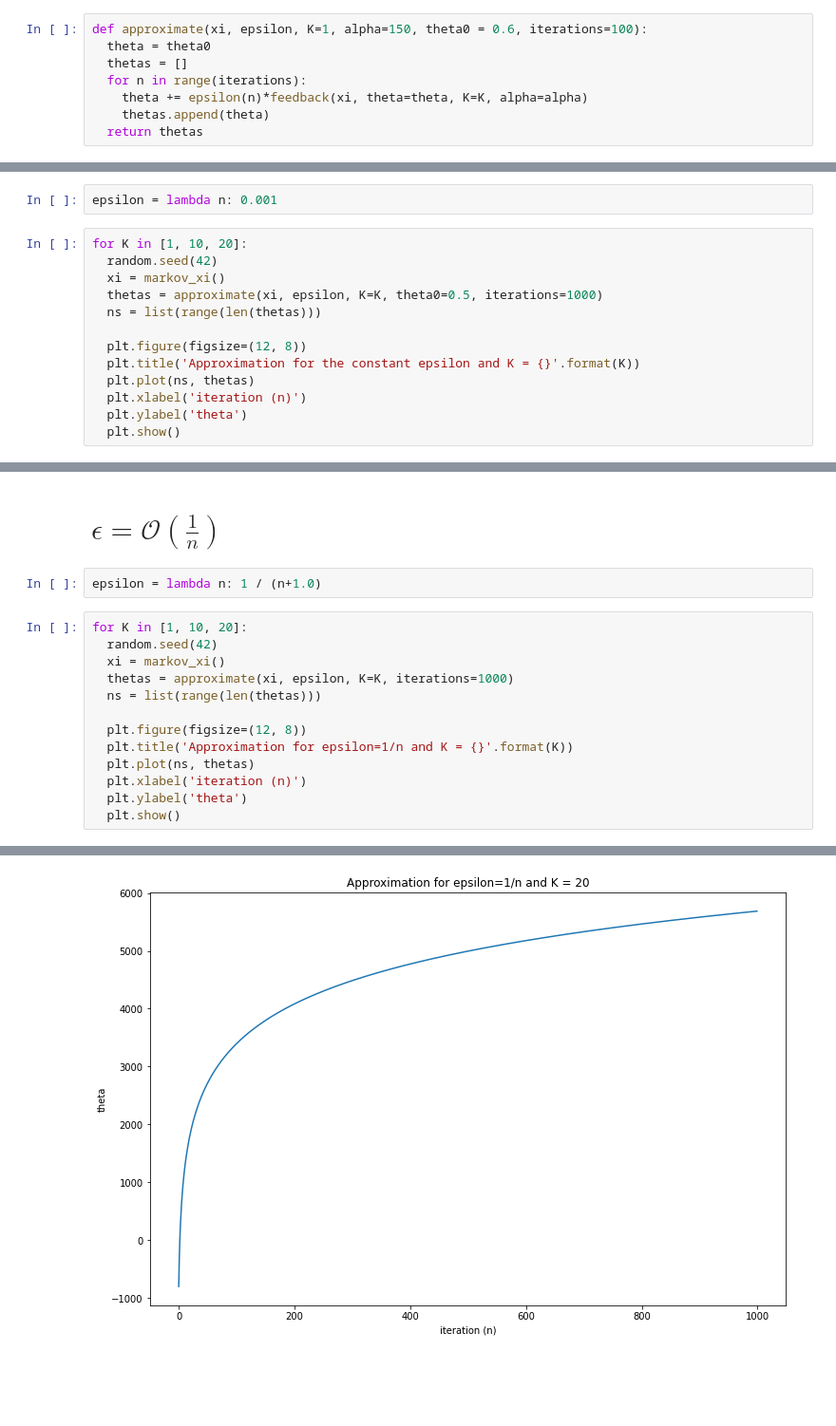
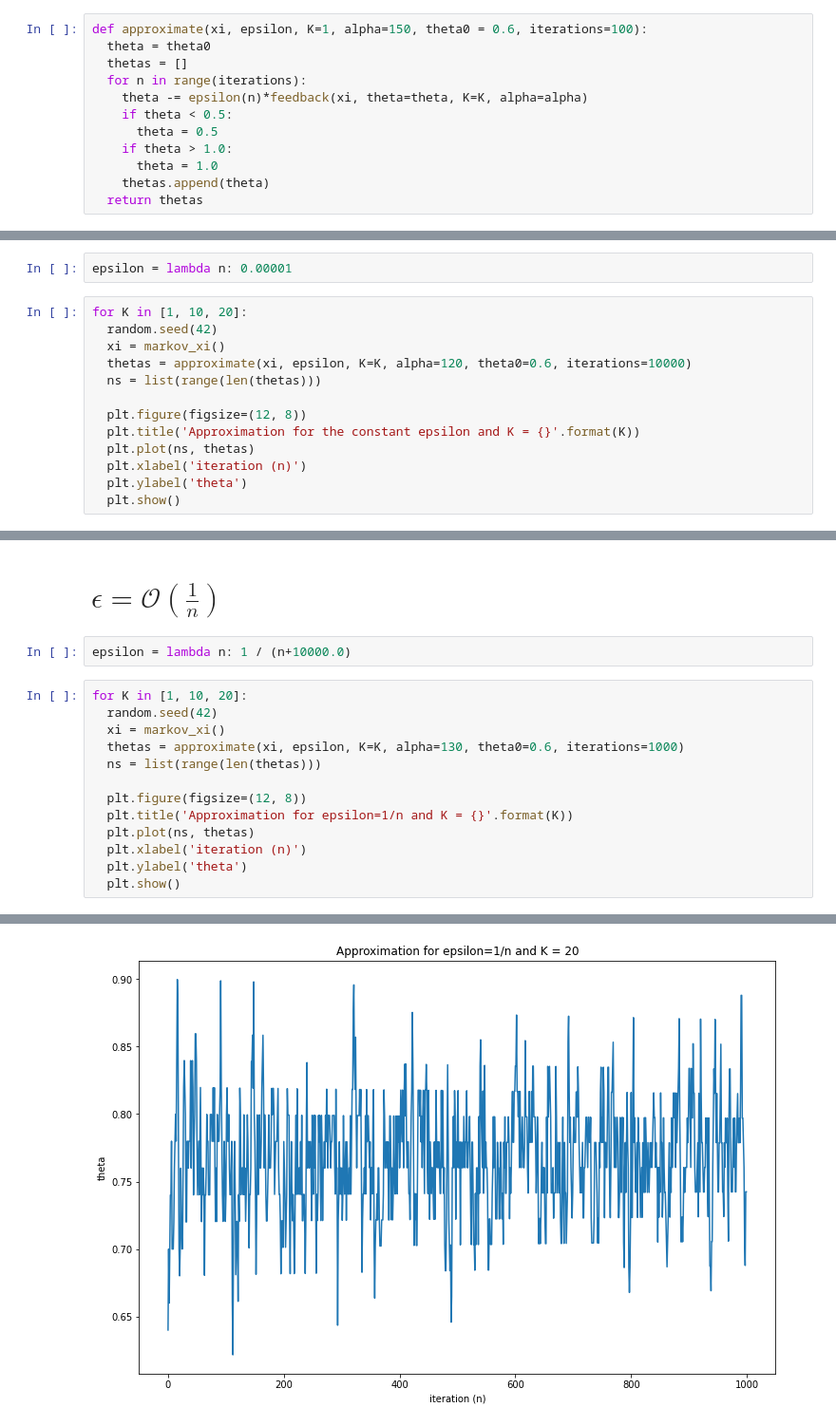
Before and after one commit to Yunhua468/Stochastic-Opetimization, a Jupyter notebook: problem5_3_example_5_4.ipynb, the cells around one changed output, grey strips where cells are left out. Shown at 95% size. Cells and saved outputs as stored; diff of their text form; blank space fills up the shorter version.

```diff
--- a/problem5_3_example_5_4.ipynb
+++ b/problem5_3_example_5_4.ipynb
@@ -82,18 +78,22 @@ def approximate(xi, epsilon, K=1, alpha=150, theta0 = 0.6, iterations=100):
   theta = theta0
   thetas = []
   for n in range(iterations):
-    theta += epsilon(n)*feedback(xi, theta=theta, K=K, alpha=alpha)
+    theta -= epsilon(n)*feedback(xi, theta=theta, K=K, alpha=alpha)
+    if theta < 0.5:
+      theta = 0.5
+    if theta > 1.0:
+      theta = 1.0
     thetas.append(theta)
   return thetas
 # %% [markdown]
 # Fixed $\epsilon$
 # %%
-epsilon = lambda n: 0.001
+epsilon = lambda n: 0.00001
 # %%
 for K in [1, 10, 20]:
   random.seed(42)
   xi = markov_xi()
-  thetas = approximate(xi, epsilon, K=K, theta0=0.5, iterations=1000)
+  thetas = approximate(xi, epsilon, K=K, alpha=120, theta0=0.6, iterations=10000)
   ns = list(range(len(thetas)))
 
   plt.figure(figsize=(12, 8))
@@ -109,12 +109,12 @@ for K in [1, 10, 20]:
 # %% [markdown]
 # $\epsilon = \mathcal{O}(\frac{1}{n})$
 # %%
-epsilon = lambda n: 1 / (n+1.0)
+epsilon = lambda n: 1 / (n+10000.0)
 # %%
 for K in [1, 10, 20]:
   random.seed(42)
   xi = markov_xi()
-  thetas = approximate(xi, epsilon, K=K, iterations=1000)
+  thetas = approximate(xi, epsilon, K=K, alpha=130, theta0=0.6, iterations=1000)
   ns = list(range(len(thetas)))
 
   plt.figure(figsize=(12, 8))
@@ -129 +129 @@ for K in [1, 10, 20]:
-[figure, old version]
+[figure, new version]
```
Also changed, not shown: parts of 4 cells of this notebook.
